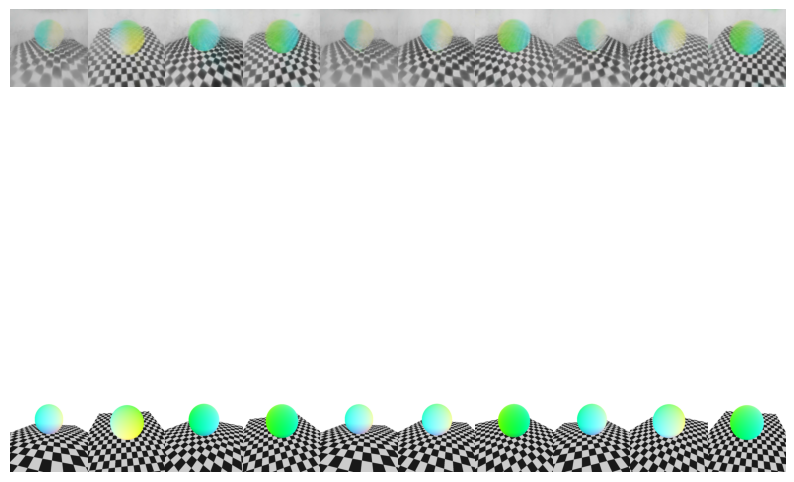
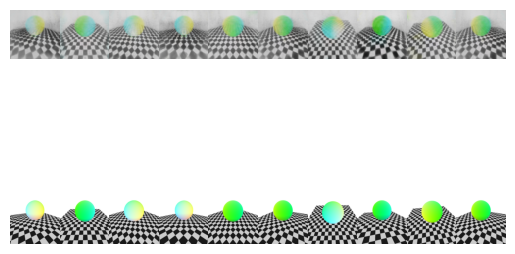
Code edit (unified diff) that turned the first committed figure into the second:
--- before
+++ after
@@ -2,6 +2,6 @@
 import matplotlib.pyplot as plt
 %matplotlib inline
-fig, ax = plt.subplots(2,10,figsize=(10,10))
-fig.subplots_adjust(wspace=0, hspace=0)
+fig, ax = plt.subplots(2,10)
+fig.subplots_adjust(wspace=0,hspace=0)
 with torch.no_grad():
     for axtest, axtarget in zip(ax[0], ax[1]):

Commit: Reset Cell Count